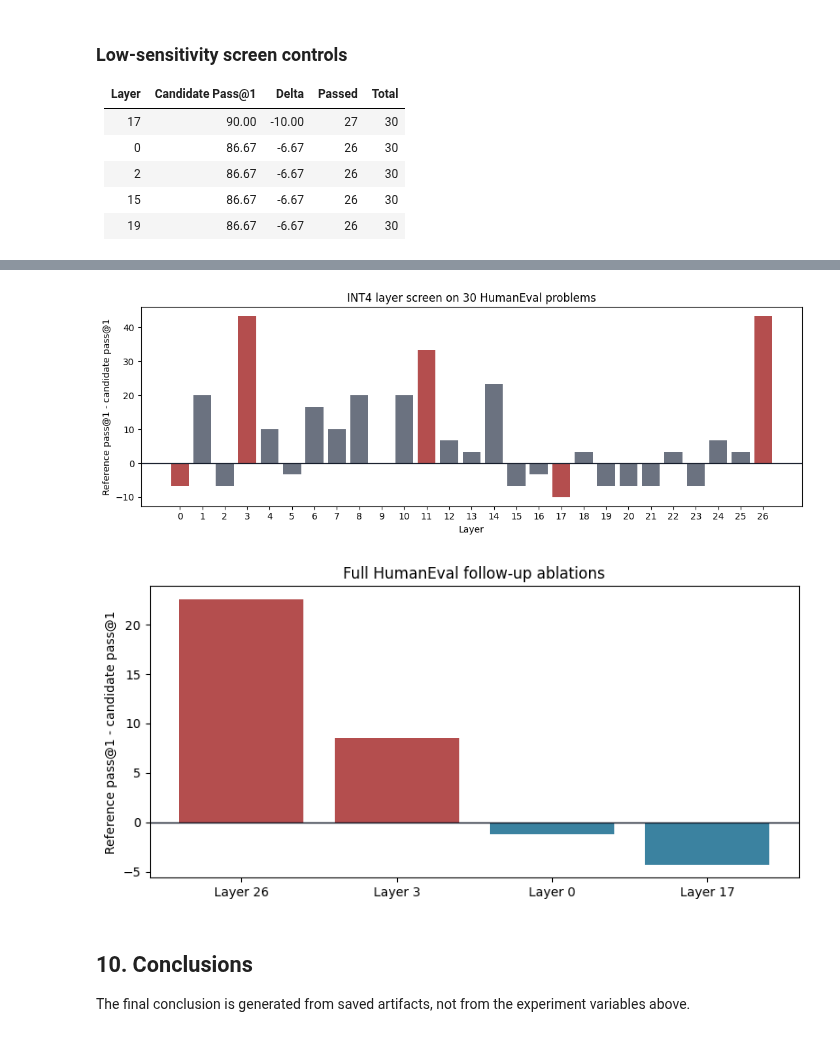
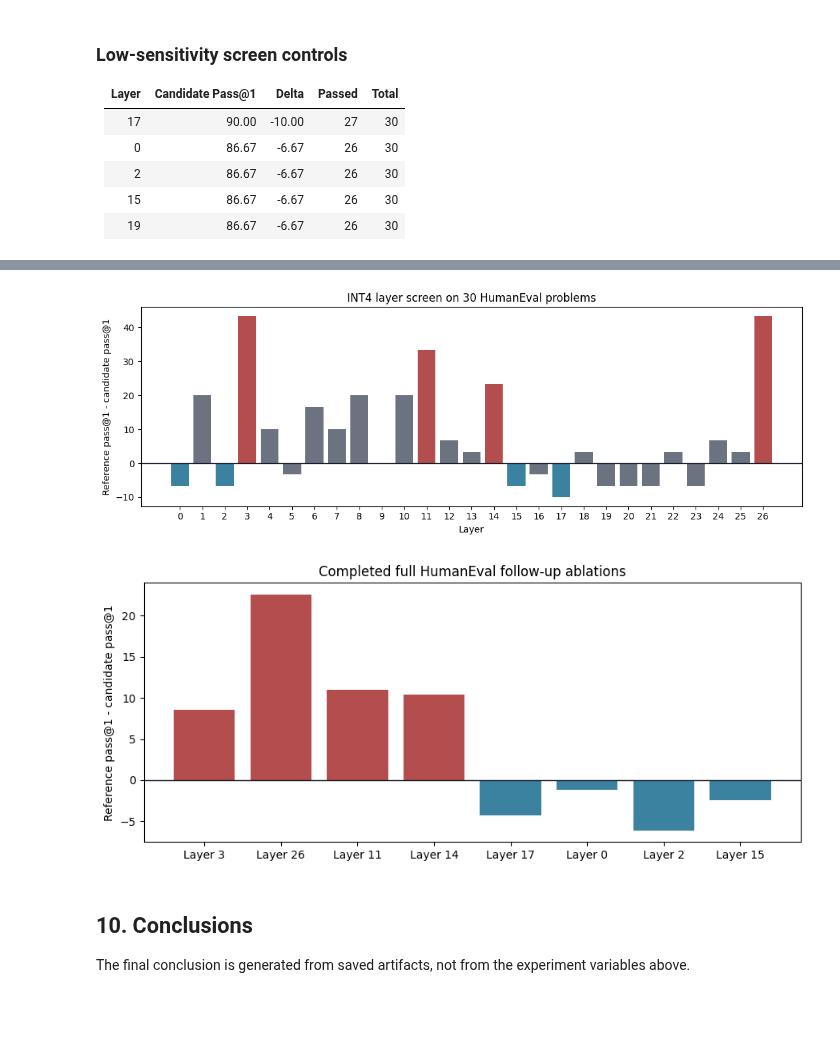
Before and after one commit to JR-Vickers/quantization-study, a Jupyter notebook: notebooks/07_sensitivity_analysis.ipynb, the cells around one changed output, grey strips where cells are left out. Saved outputs shown, nothing was run; the diff lists cells and outputs as text; code cells hidden in the pictures; blank space fills up the shorter version.

```diff
--- a/notebooks/07_sensitivity_analysis.ipynb
+++ b/notebooks/07_sensitivity_analysis.ipynb
@@ -73,7 +74,7 @@ ATTN_IMPLEMENTATION = "eager"
 
 # Keep this False for reading saved artifacts and developing analysis cells.
 # Set it to True only when intentionally running the expensive HumanEval jobs.
-RUN_LONG_EXPERIMENTS = False
+RUN_LONG_EXPERIMENTS = True
 
 BASELINE_PATH = RESULTS_DIR / "07_full_baseline_humaneval.json"
 SCREENING_PATH = RESULTS_DIR / "07_layer_int4_screening_summary.json"
@@ -673,13 +665,0 @@ The full follow-up artifact may already contain a subset of these layers. If `RU
-# %%
-def select_followup_layers(screening, top_n: int = 3, controls=(0, 17)):
-    ranked = [row["layer_idx"] for row in screening["summary_ranked_by_delta_desc"]]
-    selected = []
-
-    for layer_idx in [*ranked[:top_n], *controls]:
-        if layer_idx not in selected:
-            selected.append(layer_idx)
-
-    return selected
-
-SELECTED_FOLLOWUP_LAYERS = select_followup_layers(screening_artifact)
-SELECTED_FOLLOWUP_LAYERS
@@ -909,9 +1031,20 @@ display(Markdown(markdown_table(
 # %%
 screen_by_layer = sorted(screening_rows, key=lambda row: row["layer_idx"])
-selected_layers = set(SELECTED_FOLLOWUP_LAYERS if "SELECTED_FOLLOWUP_LAYERS" in globals() else [])
+selected_layers = set(FOLLOWUP_SELECTION_FROM_ARTIFACTS["selected_layers"])
+sensitive_layers = set(FOLLOWUP_SELECTION_FROM_ARTIFACTS["sensitive_candidates"])
+control_layers = set(FOLLOWUP_SELECTION_FROM_ARTIFACTS["low_sensitivity_controls"])
 
 fig, ax = plt.subplots(figsize=(11, 4))
-colors = ["#b44e4e" if row["layer_idx"] in selected_layers else "#6b7280" for row in screen_by_layer]
+colors = []
+for row in screen_by_layer:
+    layer_idx = row["layer_idx"]
+    if layer_idx in sensitive_layers:
+        colors.append("#b44e4e")
+    elif layer_idx in control_layers:
+        colors.append("#3b82a0")
+    else:
+        colors.append("#6b7280")
+
 ax.bar(
     [row["layer_idx"] for row in screen_by_layer],
     [row["delta_pass_at_1_percent"] for row in screen_by_layer],
@@ -925,25 +1058,26 @@ ax.set_xticks([row["layer_idx"] for row in screen_by_layer])
 plt.tight_layout()
 plt.show()
 # %% [output]
-[figure, old version]
+[figure, new version]
 # %%
-if full_comparison_rows:
-    fig, ax = plt.subplots(figsize=(8, 4))
-    colors = ["#b44e4e" if row["delta_pass_at_1_percent"] > 5 else "#3b82a0" for row in full_comparison_rows]
-    labels = [f"Layer {row['layer_idx']}" for row in full_comparison_rows]
-    values = [row["delta_pass_at_1_percent"] for row in full_comparison_rows]
+complete_followup_rows = [row for row in followup_audit_rows if row["full_status"] == "complete"]
+if complete_followup_rows:
+    fig, ax = plt.subplots(figsize=(9, 4))
+    colors = ["#b44e4e" if "sensitive" in row["group"].lower() else "#3b82a0" for row in complete_followup_rows]
+    labels = [f"Layer {row['layer_idx']}" for row in complete_followup_rows]
+    values = [row["full_delta"] for row in complete_followup_rows]
 
     ax.bar(labels, values, color=colors)
     ax.axhline(0, color="#111827", linewidth=1)
-    ax.set_title("Full HumanEval follow-up ablations")
+    ax.set_title("Completed full HumanEval follow-up ablations")
     ax.set_ylabel("Reference pass@1 - candidate pass@1")
     plt.xticks(rotation=0)
     plt.tight_layout()
     plt.show()
 else:
     print("No full follow-up rows available yet.")
 # %% [output]
-[figure, old version]
+[figure, new version]
 # %% [markdown]
 ## 10. Conclusions
 
```
Also changed, not shown: parts of 13 cells of this notebook, 3 other files.
